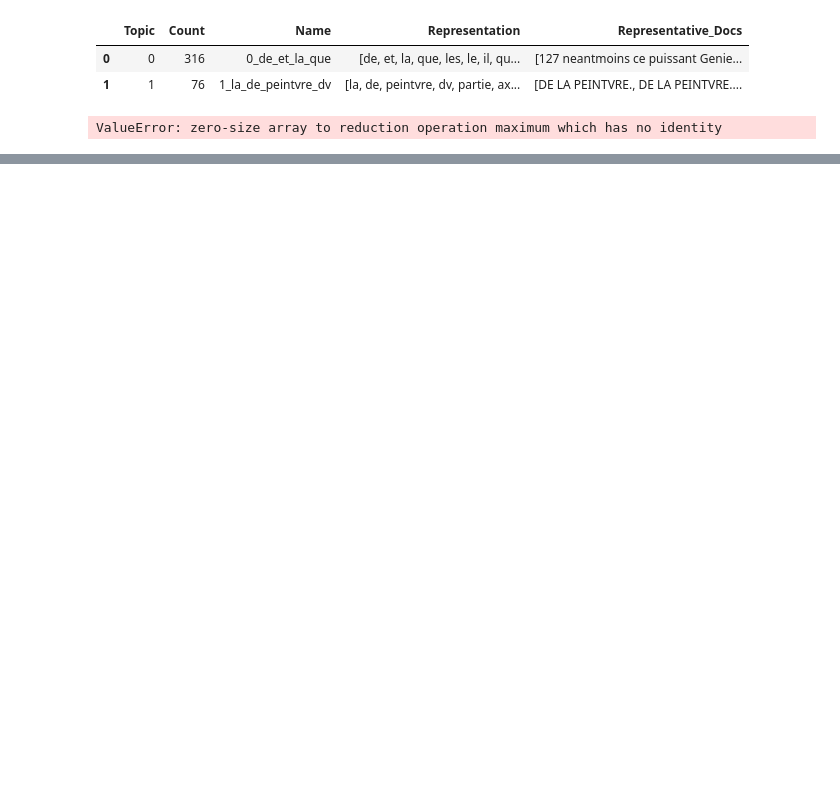
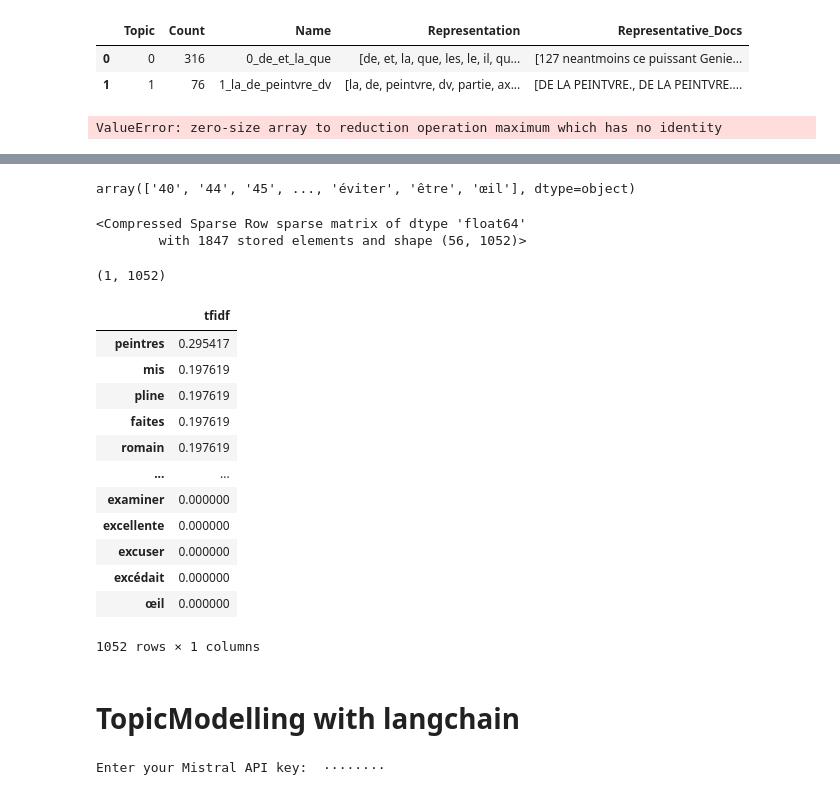
Before and after one commit to Grand-Siecle/RAG_historical_document_HTR, a Jupyter notebook: Topic.ipynb, the cells around one changed output, grey strips where cells are left out. Cells and saved outputs as stored; diff of their text form; code cells hidden in the pictures; blank space fills up the shorter version.

```diff
--- a/Topic.ipynb
+++ b/Topic.ipynb
@@ -86,0 +136,50 @@ topic_model.visualize_hierarchy()
+# %%
+from sklearn.feature_extraction.text import TfidfVectorizer
+
+tfidf_vectorizer = TfidfVectorizer(use_idf=True, stop_words=stopwords.words('french'))
+tfidf_vectorizer_vectors = tfidf_vectorizer.fit_transform(documents)
+# %%
+tfidf_vectorizer.get_feature_names_out()
+# %% [output]
+array(['40', '44', '45', ..., 'éviter', 'être', 'œil'], dtype=object)
+# %%
+tfidf_vectorizer_vectors
+# %% [output]
+<Compressed Sparse Row sparse matrix of dtype 'float64'
+        with 1847 stored elements and shape (56, 1052)>
+# %%
+first_vector_tfidfvectorizer=tfidf_vectorizer_vectors[0]
+# %%
+print(first_vector_tfidfvectorizer.shape)
+# %% [output]
+(1, 1052)
+# %%
+import pandas as pd
+
+df = pd.DataFrame(first_vector_tfidfvectorizer.T.todense(), index=tfidf_vectorizer.get_feature_names_out(), columns=["tfidf"])
+# %%
+df.sort_values(by=["tfidf"],ascending=False)
+# %% [output]
+|  | tfidf |
+| peintres | 0.295417 |
+| mis | 0.197619 |
+| pline | 0.197619 |
+| faites | 0.197619 |
+| romain | 0.197619 |
+| ... | ... |
+| examiner | 0.000000 |
+| excellente | 0.000000 |
+| excuser | 0.000000 |
+| excédait | 0.000000 |
+| œil | 0.000000 |
+1052 rows × 1 columns
+# %% [markdown]
+# TopicModelling with langchain
+# %%
+import getpass
+import os
+
+if "MISTRAL_API_KEY" not in os.environ:
+    os.environ["MISTRAL_API_KEY"] = getpass.getpass("Enter your Mistral API key: ")
+# %% [output]
+Enter your Mistral API key:  ········
```
Also changed, not shown: parts of 32 cells of this notebook.
